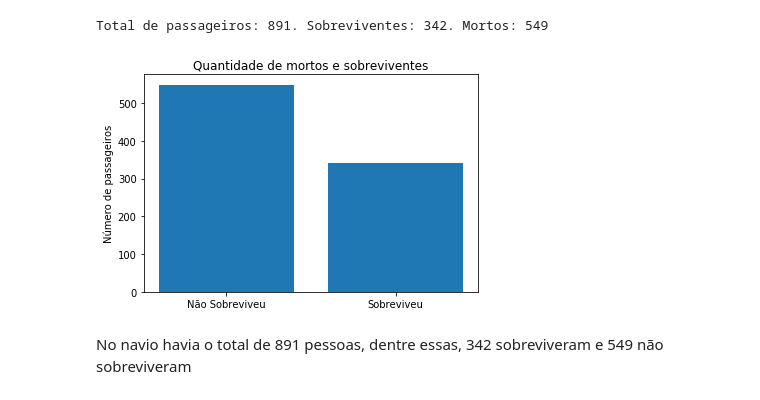
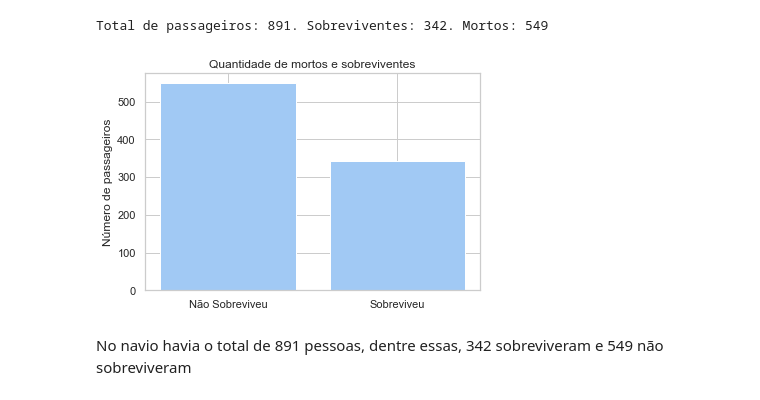
Before and after one commit to anderson-souza/Titanic-Project-Udacity, a Jupyter notebook: Análise Titanic.ipynb, the cells around one changed output. Drawn from its saved outputs; the diff is of its cells as text; code cells hidden in the pictures.

```diff
--- a/Análise Titanic.ipynb
+++ b/Análise Titanic.ipynb
@@ -2,6 +2,8 @@
 import pandas as pd
 import matplotlib.pyplot as plt
 import numpy as np
+import seaborn as sns
 %matplotlib inline
+sns.set(style='whitegrid', palette='pastel')
 # %%
 df = pd.read_csv('titanic-data-6.csv')
@@ -128,16 +157,16 @@ print('Total de passageiros: ' + str(df.PassengerId.count()) +
 # %% [output]
 Total de passageiros: 891. Sobreviventes: 342. Mortos: 549
 # %%
-se1 = pd.Series(df['Survived'].groupby(df['Survived']).count())
+se_survivals = pd.Series(df['Survived'].groupby(df['Survived']).count())
 
 locations = [1, 2]
-heights = se1
+heights = se_survivals
 labels = ['Não Sobreviveu', 'Sobreviveu']
 plt.bar(locations, heights, tick_label=labels)
 plt.title('Quantidade de mortos e sobreviventes')
 plt.ylabel('Número de passageiros');
 # %% [output]
-[figure, old version]
+[figure, new version]
 # %% [markdown]
 No navio havia o total de 891 pessoas, dentre essas, 342 sobreviveram e 549 não sobreviveram
 # %% [markdown]
```
Also changed, not shown: parts of 33 cells of this notebook.
